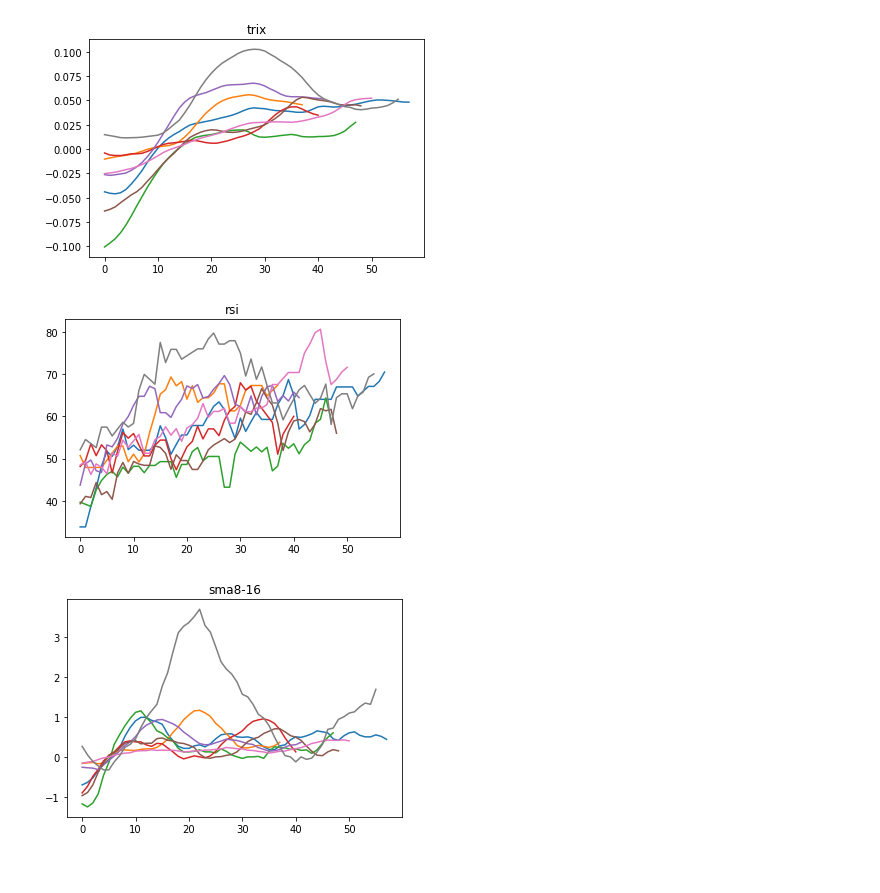
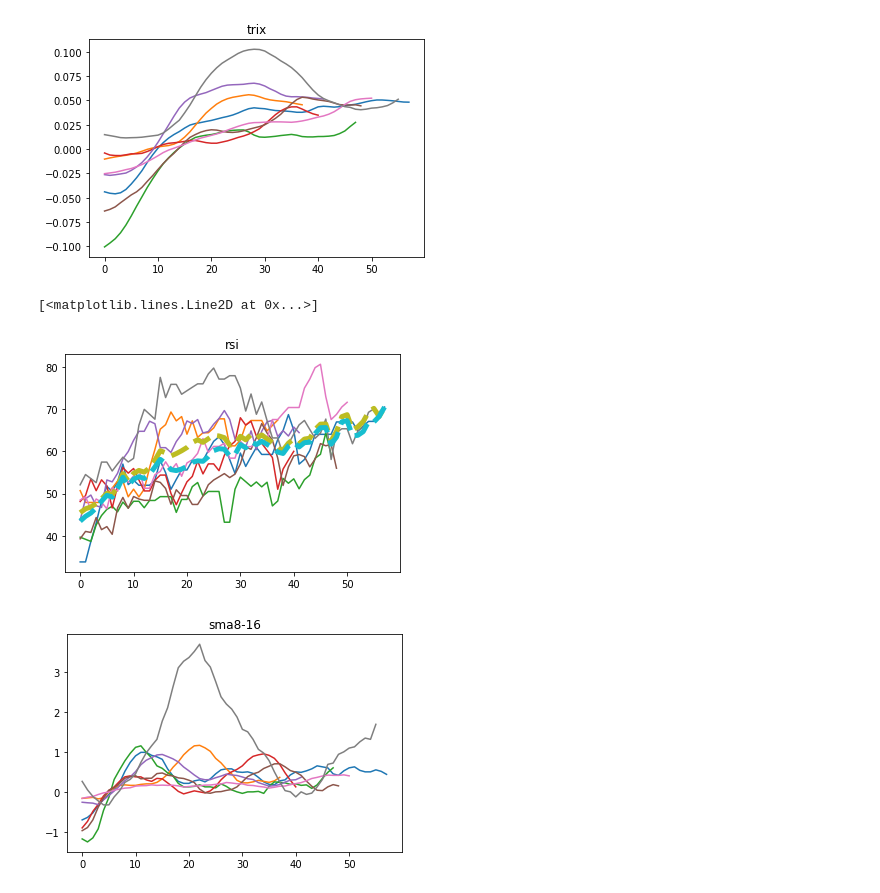
Before and after one commit to stianteien/instradag, a Jupyter notebook: make_model.ipynb, the cells around one changed output. Cells and saved outputs as stored; diff of their text form; code cells hidden in the pictures.

Commit message:
fikset bugg i stdv

```diff
--- a/make_model.ipynb
+++ b/make_model.ipynb
@@ -85,37 +85,26 @@ data_oppgang = data_oppgang[data_oppgang.score > 30]
 data_oppgang = data_oppgang.reset_index(drop=True)
 # %%
 indikatorer = [colm for colm in data_oppgang.columns[7:]]
-statestikk_df = pd.DataFrame(columns=indikatorer, index=['mean', 'std'])
+statestikk_df = pd.DataFrame(columns=indikatorer, index=['mean', 'stdv', 'upper', 'lower'])
 for ind in indikatorer: # skal hente ut snittet pr for hver
 
     means = []
-    std = []
+    stdv = []
     longest = max(data_oppgang[ind], key=len)
     for i in range(len(longest)):
         samlet_verdier = [data_oppgang[ind][j][i]for j in range(len(data_oppgang[ind])) if len(data_oppgang[ind][j]) > i]
 
+        print(samlet_verdier)
         means.append(statistics.mean(samlet_verdier))
-        std.append(statistics.stdev(samlet_verdier)) if len(samlet_verdier)>1 else std.append(0)
+        stdv.append(statistics.stdev(samlet_verdier)) if len(samlet_verdier)>1 else stdv.append(0)
 
 
     statestikk_df[ind]['mean'] = means
-    statestikk_df[ind]['std'] = means
-    #statestikk_df.insert(0, ind, means)
+    statestikk_df[ind]['stdv'] = std
+    statestikk_df[ind]['upper'] = [statestikk_df[ind]['mean'][i] + statestikk_df[ind]['stdv'][i]*2
+                                    for i in range(len(statestikk_df[ind]['mean']))]
+    statestikk_df[ind]['lower'] = [statestikk_df[ind]['mean'][i] - statestikk_df[ind]['stdv'][i]*2
+                                    for i in range(len(statestikk_df[ind]['mean']))]
 
-
-        #print(len(data_oppgang[ind][i]))
-    #    for j in range(len(data_oppgang[ind])):
-    #        print(data_oppgang[ind][j][i])
-    #        print(i)
-    #    i += 1
-
-
-        #mean = statistics.mean([data_oppgang[ind][j][i] for j in range(len(data_oppgang[ind]))])
-        #means.append(mean)
-
-    #print(means)
-
-
-#statestikk_df['rsi_20']['mean'] = 1
 statestikk_df
 # %% [output]
@@ -125,5 +132,0 @@ statestikk_df
-# %%
-indikatorer = [colm for colm in data_oppgang.columns[7:]]
-statestikk_df = pd.DataFrame(columns=indikatorer)
-for ind in indikatorer:
-    print(data_oppgang[ind])
@@ -156,11 +151,16 @@ plt.savefig('images/trixplot_2')
 # %%
 fig = plt.figure
 plt.title('rsi')
 for i in data_oppgang.rsi_20:
     plt.plot(i)
-plt.savefig('images/rsiplot_2')
+#plt.savefig('images/rsiplot_2')
+
+plt.plot(statestikk_df['rsi_20']['upper'], '--' ,linewidth=5)
+plt.plot(statestikk_df['rsi_20']['lower'], '--' ,linewidth=5)
+#plt.plot(statestikk_df['rsi_20']['mean'])
 # %% [output]
+[<matplotlib.lines.Line2D at 0x...>]
-[figure, old version]
+[figure, new version]
 # %%
 fig = plt.figure
 plt.title('sma8-16')
```
Also changed, not shown: parts of 4 cells of this notebook.
